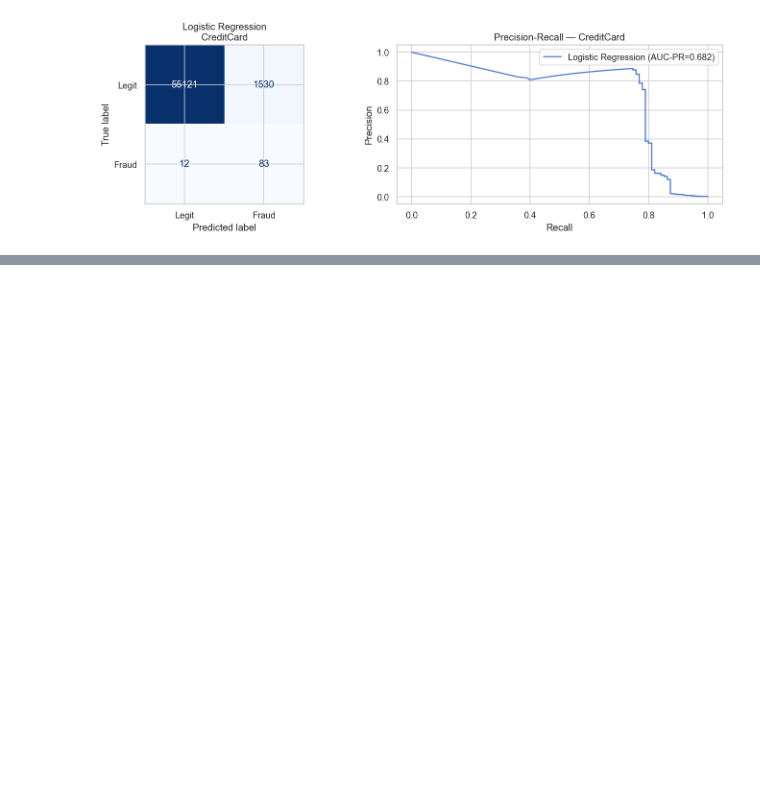
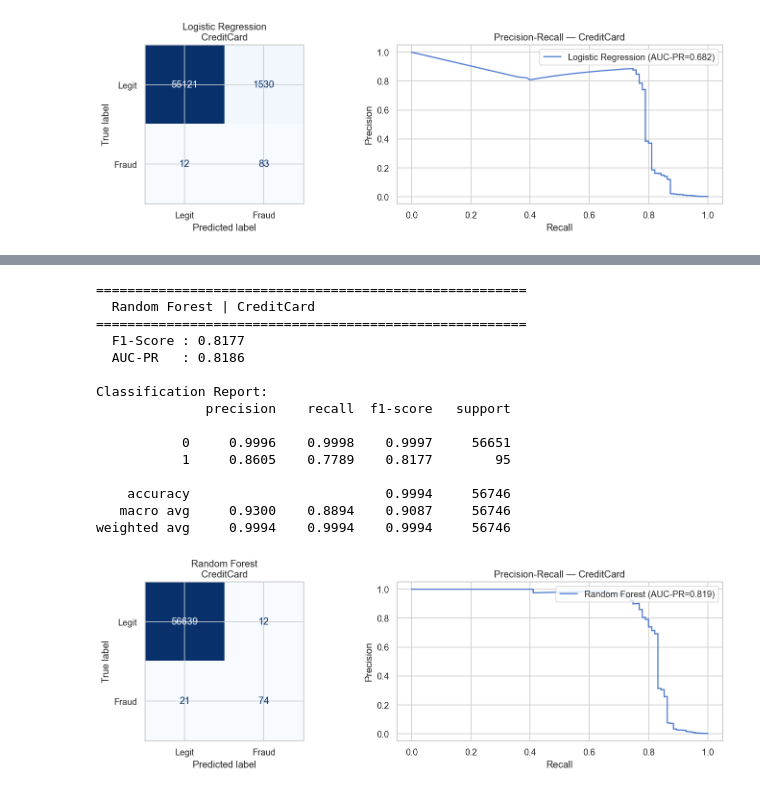
Before and after one commit to Redeat-Birhane/fraud-detection, a Jupyter notebook: notebooks/modeling.ipynb, the cells around one changed output, grey strips where cells are left out. Saved outputs shown, nothing was run; the diff lists cells and outputs as text; code cells hidden in the pictures; blank space fills up the shorter version.

```diff
--- a/notebooks/modeling.ipynb
+++ b/notebooks/modeling.ipynb
@@ -283,0 +352,26 @@ weighted avg     0.9982    0.9728    0.9847     56746
+# %%
+# --- 4.2 Train Random Forest — CreditCard ---
+try:
+    rf_cc = RandomForestClassifier(
+        n_estimators=100,
+        max_depth=20,
+        min_samples_leaf=2,
+        max_features='sqrt',
+        class_weight='balanced_subsample',
+        random_state=42,
+        n_jobs=-1
+    )
+    rf_cc.fit(cc_X_train, cc_y_train)
+    logger.info('Random Forest trained on CreditCard.')
+except Exception as e:
+    logger.error(f'Random Forest training failed on CreditCard: {e}')
+    raise
+
+fig, axes = plt.subplots(1, 2, figsize=(12, 4))
+res = evaluate_model(rf_cc, cc_X_test, cc_y_test,
+                     'Random Forest', 'CreditCard',
+                     ax_cm=axes[0], ax_pr=axes[1])
+results.append(res)
+plt.tight_layout()
+plt.show()
+# %% [output]
@@ -283,0 +380,16 @@ weighted avg     0.9982    0.9728    0.9847     56746
+=======================================================
+  Random Forest | CreditCard
+=======================================================
+  F1-Score : 0.8177
+  AUC-PR   : 0.8186
+
+Classification Report:
+              precision    recall  f1-score   support
+
+           0     0.9996    0.9998    0.9997     56651
+           1     0.8605    0.7789    0.8177        95
+
+    accuracy                         0.9994     56746
+   macro avg     0.9300    0.8894    0.9087     56746
+weighted avg     0.9994    0.9994    0.9994     56746
+[figure, added]
```
Also changed, not shown: parts of 4 cells of this notebook.
